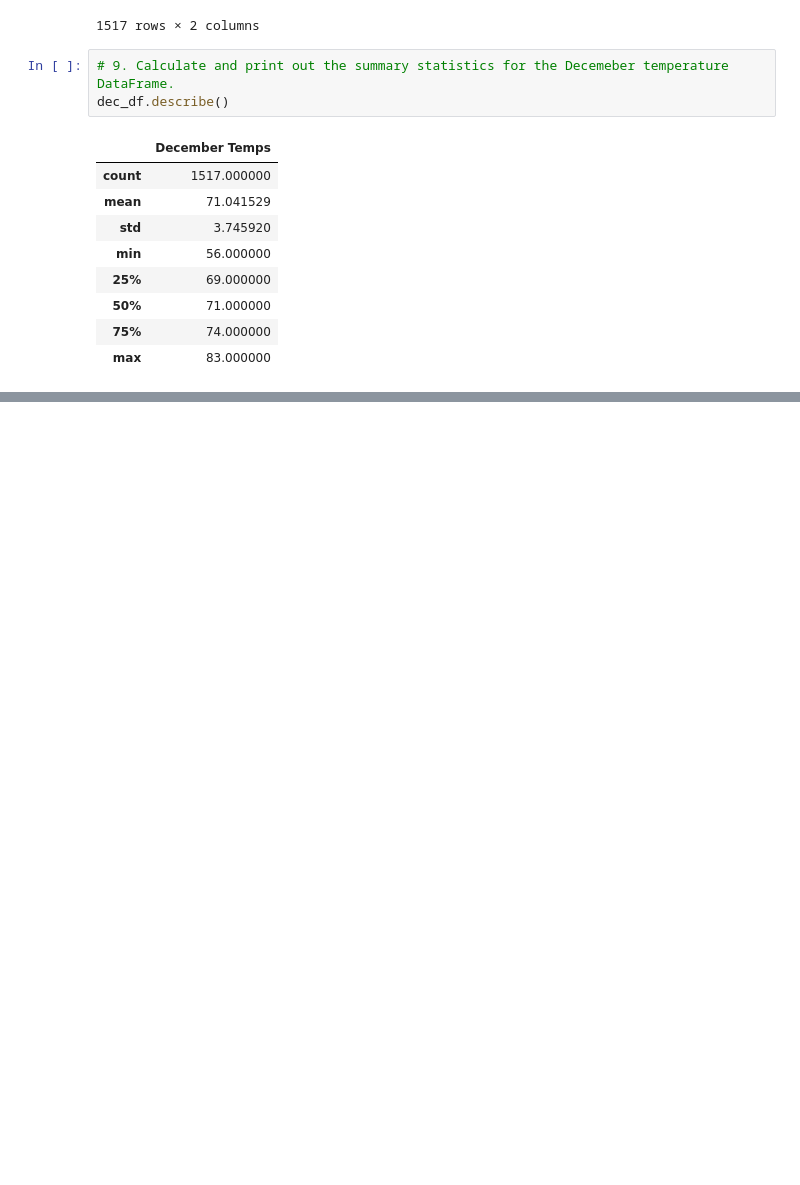
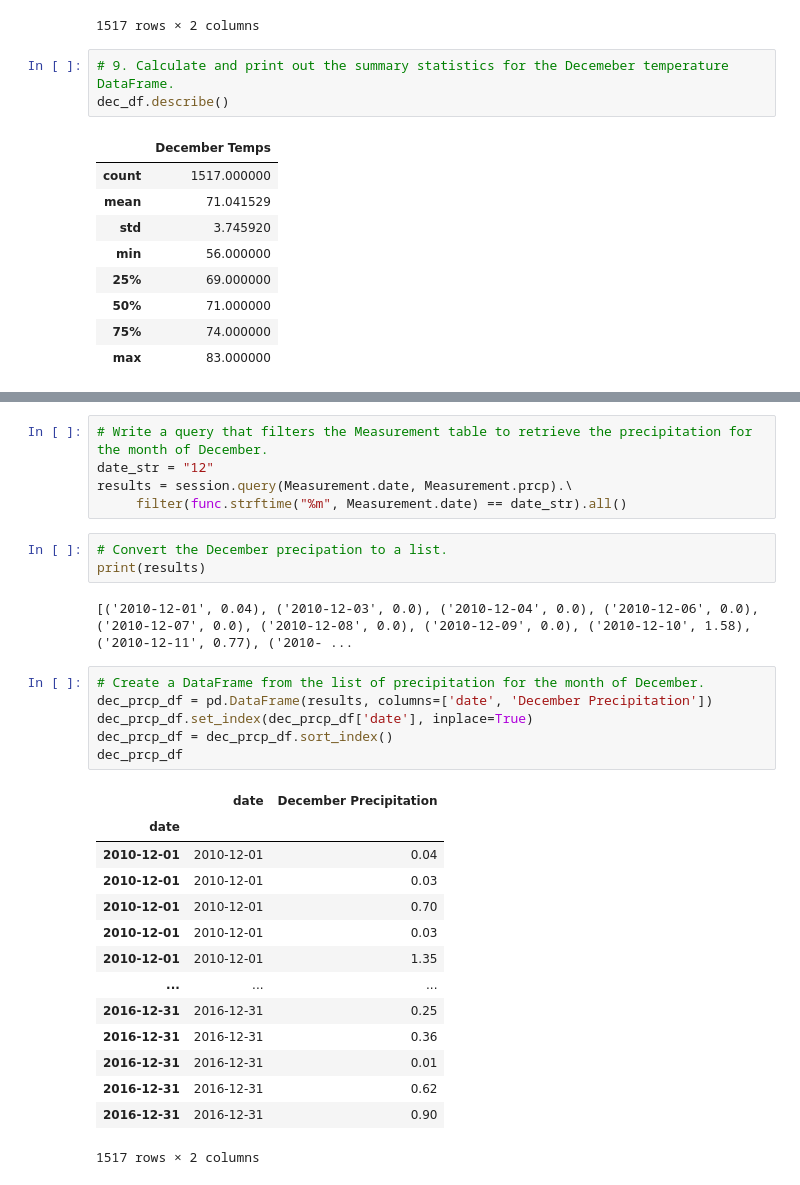
Before and after one commit to frostbrosracing/surfs_up, a Jupyter notebook: SurfsUp_Challenge.ipynb, the cells around one changed output, grey strips where cells are left out. Saved outputs shown, nothing was run; the diff lists cells and outputs as text; blank space fills up the shorter version.

```diff
--- a/SurfsUp_Challenge.ipynb
+++ b/SurfsUp_Challenge.ipynb
@@ -120,0 +167,31 @@ dec_df.describe()
+# %%
+# Write a query that filters the Measurement table to retrieve the precipitation for the month of December.
+date_str = "12"
+results = session.query(Measurement.date, Measurement.prcp).\
+     filter(func.strftime("%m", Measurement.date) == date_str).all()
+# %%
+# Convert the December precipation to a list.
+print(results)
+# %% [output]
+[('2010-12-01', 0.04), ('2010-12-03', 0.0), ('2010-12-04', 0.0), ('2010-12-06', 0.0), ('2010-12-07', 0.0), ('2010-12-08', 0.0), ('2010-12-09', 0.0), ('2010-12-10', 1.58), ('2010-12-11', 0.77), ('2010- ...
+# %%
+# Create a DataFrame from the list of precipitation for the month of December.
+dec_prcp_df = pd.DataFrame(results, columns=['date', 'December Precipitation'])
+dec_prcp_df.set_index(dec_prcp_df['date'], inplace=True)
+dec_prcp_df = dec_prcp_df.sort_index()
+dec_prcp_df
+# %% [output]
+|  | date | December Precipitation |
+| date |  |  |
+| 2010-12-01 | 2010-12-01 | 0.04 |
+| 2010-12-01 | 2010-12-01 | 0.03 |
+| 2010-12-01 | 2010-12-01 | 0.70 |
+| 2010-12-01 | 2010-12-01 | 0.03 |
+| 2010-12-01 | 2010-12-01 | 1.35 |
+| ... | ... | ... |
+| 2016-12-31 | 2016-12-31 | 0.25 |
+| 2016-12-31 | 2016-12-31 | 0.36 |
+| 2016-12-31 | 2016-12-31 | 0.01 |
+| 2016-12-31 | 2016-12-31 | 0.62 |
+| 2016-12-31 | 2016-12-31 | 0.90 |
+1517 rows × 2 columns
```
Also changed, not shown: parts of 6 cells of this notebook.
